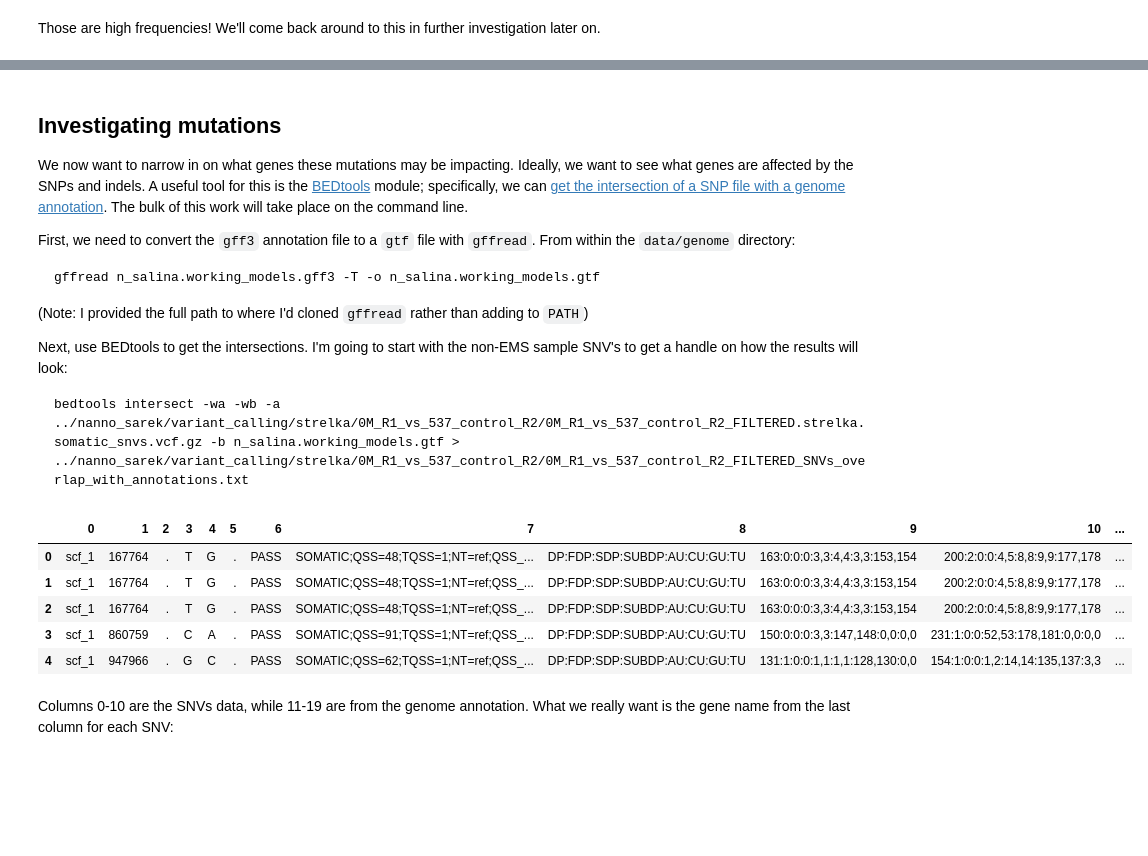
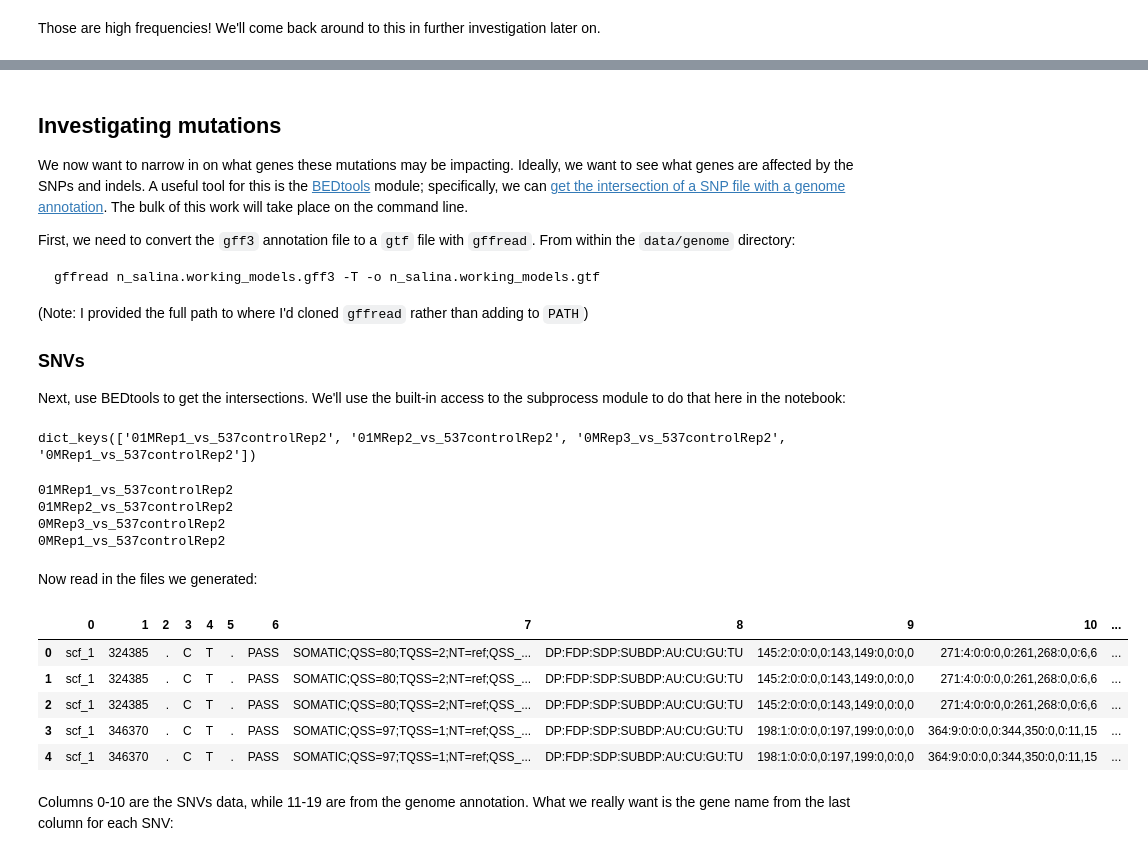
Before and after one commit to serenalotreck/evolved-nanno, a Jupyter notebook: notebooks/variant_exploration.ipynb, the cells around one changed output, grey strips where cells are left out. Saved outputs shown, nothing was run; the diff lists cells and outputs as text; code cells hidden in the pictures; blank space fills up the shorter version.

````diff
--- a/notebooks/variant_exploration.ipynb
+++ b/notebooks/variant_exploration.ipynb
@@ -269,3 +295,17 @@ for sample in ['0M_R1', '0_1M_R2']:
+# %%
+# Adapted from the Gemini suggested answer
+filtered_indel_paths = {}
+for sample in indel_filepaths.keys():
+    indel_path = f'{var_top_path}/{sample}/{sample}.strelka.somatic_indels.vcf.gz'
+    filtered_path = f'{var_top_path}/{sample}/{sample}.strelka.somatic_indels_FILTERED.vcf.gz'
+    filtered_indel_paths[sample] = filtered_path
+
+    with VariantFile(indel_path) as vcf_in, \
+         VariantFile(filtered_path, 'w', header=vcf_in.header) as vcf_out:
+
+        for record in vcf_in:
+            if 'PASS' in record.filter.keys():
+                vcf_out.write(record)
 # %% [markdown]
 Calculate the alternate allele frequencies of the indels, following the procedure provided by strelka (modified the previous function to have an indels option):
 
@@ -275,6 +315,7 @@ tier1AltCounts = First comma-delimited value from FORMAT/TIR
 Somatic allele freqeuncy is $tier1AltCounts / ($tier1AltCounts + $tier1RefCounts)
 ```
 # %%
-indel_freqs_0M_R1 = calculateAlleleFreqs('/mnt/research/Walker_Lab_Research/Serena_project_data/evolved-nanno_data/data/nanno_sarek/strelka_output/variant_calling/strelka/0M_R1_vs_537_control_R2/0M_R1_vs_537_control_R2_FILTERED.strelka.somatic_indels.vcf.gz', indels=True)
-indel_freqs_0_1M_R2 = calculateAlleleFreqs('/mnt/research/Walker_Lab_Research/Serena_project_data/evolved-nanno_data/data/nanno_sarek/strelka_output/variant_calling/strelka/0_1M_R2_vs_537_control_R2/0_1M_R2_vs_537_control_R2_FILTERED.strelka.somatic_indels.vcf.gz', indels=True)
+all_alt_freqs_indels = {}
+for sample, indel_path in filtered_indel_paths.items():
+    all_alt_freqs_indels[sample] = calculateAlleleFreqs(indel_path, indels=True)
 # %%
@@ -299,6 +339,6 @@ sns.violinplot(indel_for_violin_df, x='sample', y='alt_frequency')
 # %% [markdown]
 This is much different than the SNVs! In the non-EMS sample, there's at least one mutation with a high frequency; what's the maximum value, and what's the indel?
 # %%
-print(f'The maximum frequency indel in 0M_R1 was {max(indel_freqs_0M_R1, key=indel_freqs_0M_R1.get)}, with a frequency of {max(indel_freqs_0M_R1.values()):.2f}')
-print(f'The maximum frequency indel in 0_1M_R2 was {max(indel_freqs_0_1M_R2, key=indel_freqs_0_1M_R2.get)}, with a frequency of {max(indel_freqs_0_1M_R2.values()):.2f}')
+for sample, freqs in all_alt_freqs_indels.items():
+    print(f'Maximum frequency is for variant {max(freqs, key=freqs.get)}, with a frequency of {max(freqs.values()):.3f}')
 # %% [output]
@@ -320,19 +369,48 @@ gffread n_salina.working_models.gff3 -T -o n_salina.working_models.gtf
 ```
 (Note: I provided the full path to where I'd cloned `gffread` rather than adding to `PATH`)
 
-Next, use BEDtools to get the intersections. I'm going to start with the non-EMS sample SNV's to get a handle on how the results will look:
-```
-bedtools intersect -wa -wb -a ../nanno_sarek/variant_calling/strelka/0M_R1_vs_537_control_R2/0M_R1_vs_537_control_R2_FILTERED.strelka.somatic_snvs.vcf.gz -b n_salina.working_models.gtf > ../nanno_sarek/variant_calling/strelka/0M_R1_vs_537_control_R2/0M_R1_vs_537_control_R2_FILTERED_SNVs_overlap_with_annotations.txt
-```
+### SNVs
+Next, use BEDtools to get the intersections. We'll use the built-in access to the subprocess module to do that here in the notebook:
+# %%
+# Copy these into the bash command below
+print(snv_filepaths.keys())
+# %% [output]
+dict_keys(['01MRep1_vs_537controlRep2', '01MRep2_vs_537controlRep2', '0MRep3_vs_537controlRep2', '0MRep1_vs_537controlRep2'])
+# %%
+%%bash
+module load BEDTools/2.31.0-GCC-12.3.0
+strings=(
+    "01MRep1_vs_537controlRep2"
+    "01MRep2_vs_537controlRep2"
+    "0MRep3_vs_537controlRep2"
+    "0MRep1_vs_537controlRep2"
+)
+for string in "${strings[@]}"; do
+    echo $string
+    bedtools intersect \
+        -wa -wb \
+        -a "/mnt/research/Walker_Lab_Research/Serena_project_data/evolved-nanno_data/data/nanno_sarek/separate_samplesheets_strelka/variant_calling/strelka/${string}/${string}.strelka.somatic_snvs_FILTERED.vcf.gz" -b /mnt/research/Walker_Lab_Research/Serena_project_data/evolved-nanno_data/data/genome/n_salina.working_models.gtf > "/mnt/research/Walker_Lab_Research/Serena_project_data/evolved-nanno_data/data/nanno_sarek/separate_samplesheets_strelka/variant_calling/strelka/${string}/${string}_FILTERED_SNVs_overlap_with_annotations.txt"
+done
+# %% [output]
+01MRep1_vs_537controlRep2
+01MRep2_vs_537controlRep2
+0MRep3_vs_537controlRep2
+0MRep1_vs_537controlRep2
+# %% [markdown]
+Now read in the files we generated:
+# %%
+snv_intersects = {}
+for sample in snv_filepaths.keys():
+    df = pd.read_csv(f'/mnt/research/Walker_Lab_Research/Serena_project_data/evolved-nanno_data/data/nanno_sarek/separate_samplesheets_strelka/variant_calling/strelka/{sample}/{sample}_FILTERED_SNVs_overlap_with_annotations.txt', sep='\t', header=None)
+    snv_intersects[sample] = df
 # %%
-gene_intersects_0M_R1 = pd.read_csv('/mnt/research/Walker_Lab_Research/Serena_project_data/evolved-nanno_data/data/nanno_sarek/strelka_output/variant_calling/strelka/0M_R1_vs_537_control_R2/0M_R1_vs_537_control_R2_FILTERED_SNVs_overlap_with_annotations.txt', sep='\t', header=None)
-gene_intersects_0M_R1.head()
+snv_intersects['01MRep1_vs_537controlRep2'].head()
 # %% [output]
 |  | 0 | 1 | 2 | 3 | 4 | 5 | 6 | 7 | 8 | 9 | 10 | ... |
-| 0 | scf_1 | 167764 | . | T | G | . | PASS | SOMATIC;QSS=48;TQSS=1;NT=ref;QSS_... | DP:FDP:SDP:SUBDP:AU:CU:GU:TU | 163:0:0:0:3,3:4,4:3,3:153,154 | 200:2:0:0:4,5:8,8:9,9:177,178 | ... |
-| 1 | scf_1 | 167764 | . | T | G | . | PASS | SOMATIC;QSS=48;TQSS=1;NT=ref;QSS_... | DP:FDP:SDP:SUBDP:AU:CU:GU:TU | 163:0:0:0:3,3:4,4:3,3:153,154 | 200:2:0:0:4,5:8,8:9,9:177,178 | ... |
-| 2 | scf_1 | 167764 | . | T | G | . | PASS | SOMATIC;QSS=48;TQSS=1;NT=ref;QSS_... | DP:FDP:SDP:SUBDP:AU:CU:GU:TU | 163:0:0:0:3,3:4,4:3,3:153,154 | 200:2:0:0:4,5:8,8:9,9:177,178 | ... |
-| 3 | scf_1 | 860759 | . | C | A | . | PASS | SOMATIC;QSS=91;TQSS=1;NT=ref;QSS_... | DP:FDP:SDP:SUBDP:AU:CU:GU:TU | 150:0:0:0:3,3:147,148:0,0:0,0 | 231:1:0:0:52,53:178,181:0,0:0,0 | ... |
-| 4 | scf_1 | 947966 | . | G | C | . | PASS | SOMATIC;QSS=62;TQSS=1;NT=ref;QSS_... | DP:FDP:SDP:SUBDP:AU:CU:GU:TU | 131:1:0:0:1,1:1,1:128,130:0,0 | 154:1:0:0:1,2:14,14:135,137:3,3 | ... |
+| 0 | scf_1 | 324385 | . | C | T | . | PASS | SOMATIC;QSS=80;TQSS=2;NT=ref;QSS_... | DP:FDP:SDP:SUBDP:AU:CU:GU:TU | 145:2:0:0:0,0:143,149:0,0:0,0 | 271:4:0:0:0,0:261,268:0,0:6,6 | ... |
+| 1 | scf_1 | 324385 | . | C | T | . | PASS | SOMATIC;QSS=80;TQSS=2;NT=ref;QSS_... | DP:FDP:SDP:SUBDP:AU:CU:GU:TU | 145:2:0:0:0,0:143,149:0,0:0,0 | 271:4:0:0:0,0:261,268:0,0:6,6 | ... |
+| 2 | scf_1 | 324385 | . | C | T | . | PASS | SOMATIC;QSS=80;TQSS=2;NT=ref;QSS_... | DP:FDP:SDP:SUBDP:AU:CU:GU:TU | 145:2:0:0:0,0:143,149:0,0:0,0 | 271:4:0:0:0,0:261,268:0,0:6,6 | ... |
+| 3 | scf_1 | 346370 | . | C | T | . | PASS | SOMATIC;QSS=97;TQSS=1;NT=ref;QSS_... | DP:FDP:SDP:SUBDP:AU:CU:GU:TU | 198:1:0:0:0,0:197,199:0,0:0,0 | 364:9:0:0:0,0:344,350:0,0:11,15 | ... |
+| 4 | scf_1 | 346370 | . | C | T | . | PASS | SOMATIC;QSS=97;TQSS=1;NT=ref;QSS_... | DP:FDP:SDP:SUBDP:AU:CU:GU:TU | 198:1:0:0:0,0:197,199:0,0:0,0 | 364:9:0:0:0,0:344,350:0,0:11,15 | ... |
 # %% [markdown]
 Columns 0-10 are the SNVs data, while 11-19 are from the genome annotation. What we really want is the gene name from the last column for each SNV:
````
Also changed, not shown: parts of 87 cells of this notebook.
